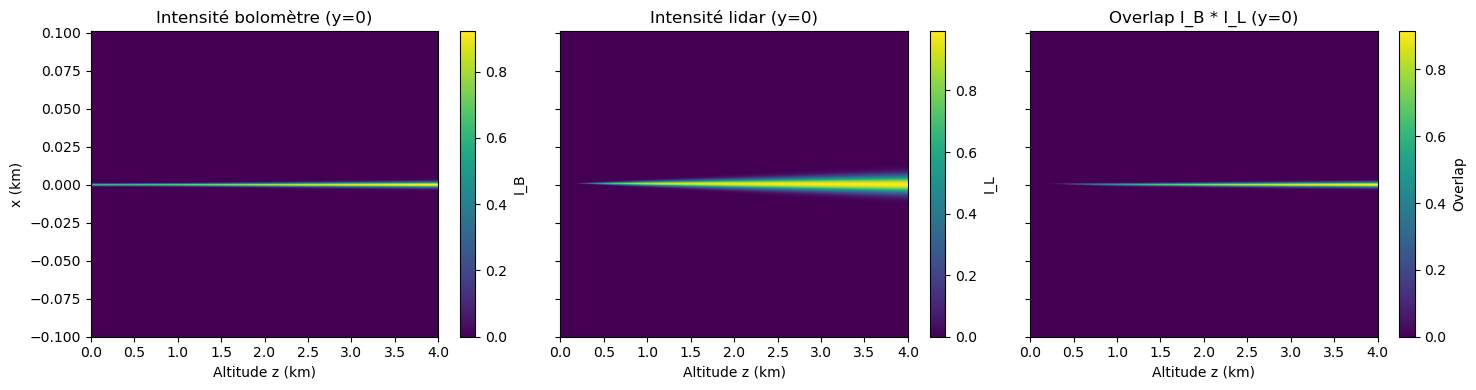
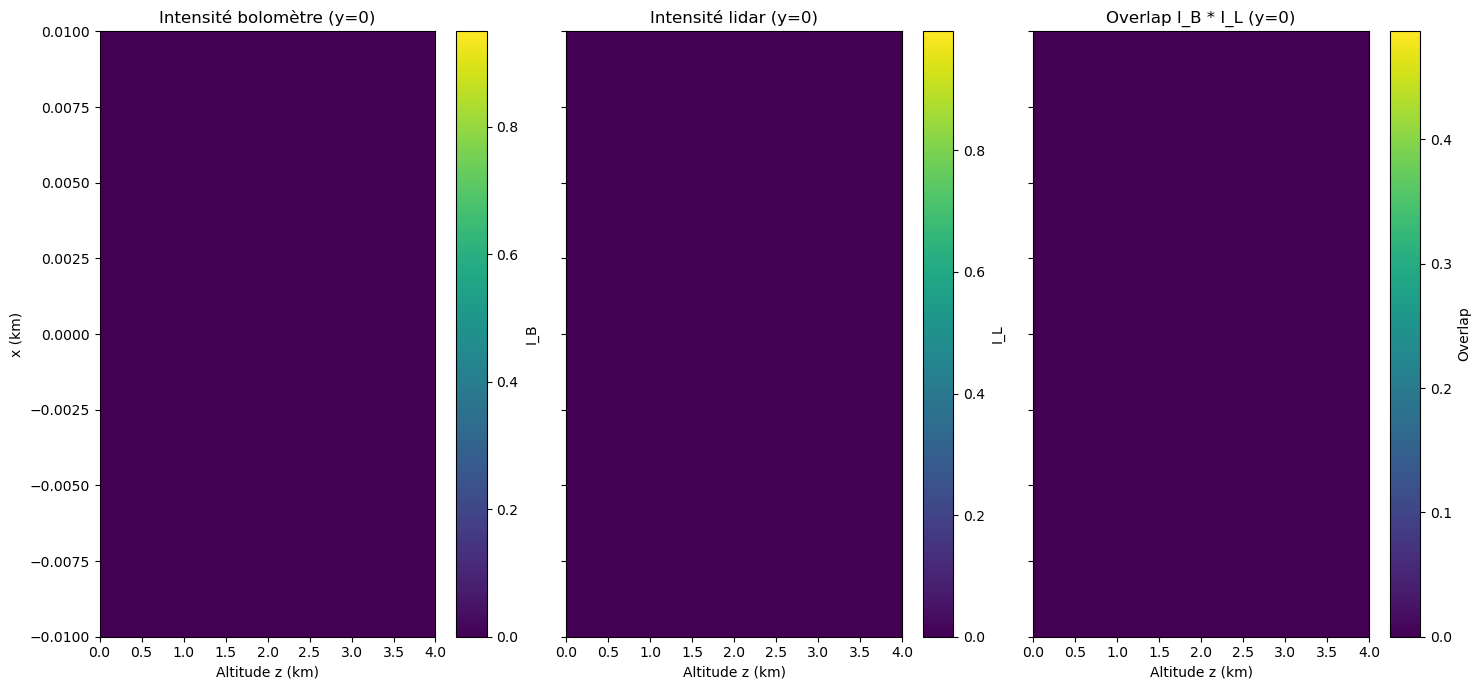
The change to this notebook cell's code, shown as a diff; its figure went from the first image to the second:
--- before
+++ after
@@ -17,5 +17,5 @@
 # ORIENTATION DU BOLOMÈTRE
 # -----------------------------
-el_bolo_deg = 90.0   # élévation bolo
+el_bolo_deg = 45.0   # élévation bolo
 az_bolo_deg = 0.0    # azimut bolo
 
@@ -35,5 +35,5 @@
 # Ici tu CHOISIS le point que les deux regardent.
 # Exemple : 500 m le long du faisceau du bolo
-s_target = 5000.0  # m
+s_target = 500  # m
 V = r_B + s_target * e_B    # point cible
 
@@ -134,5 +134,5 @@
 extent = [z_min/1000.0, z_max/1000.0, x_min/1000.0, x_max/1000.0]  # z en km, x en km
 
-fig, axes = plt.subplots(1, 3, figsize=(15, 4), sharex=True, sharey=True)
+fig, axes = plt.subplots(1, 3, figsize=(15, 7), sharex=True, sharey=True)
 
 im0 = axes[0].imshow(I_B_xz, origin='lower', aspect='auto', extent=extent)
@@ -151,5 +151,5 @@
 axes[2].set_xlabel("Altitude z (km)")
 plt.colorbar(im2, ax=axes[2], label="Overlap")
-
+plt.ylim(-0.01, 0.01)
 plt.tight_layout()
 plt.show()

Commit: Update December 12 2025